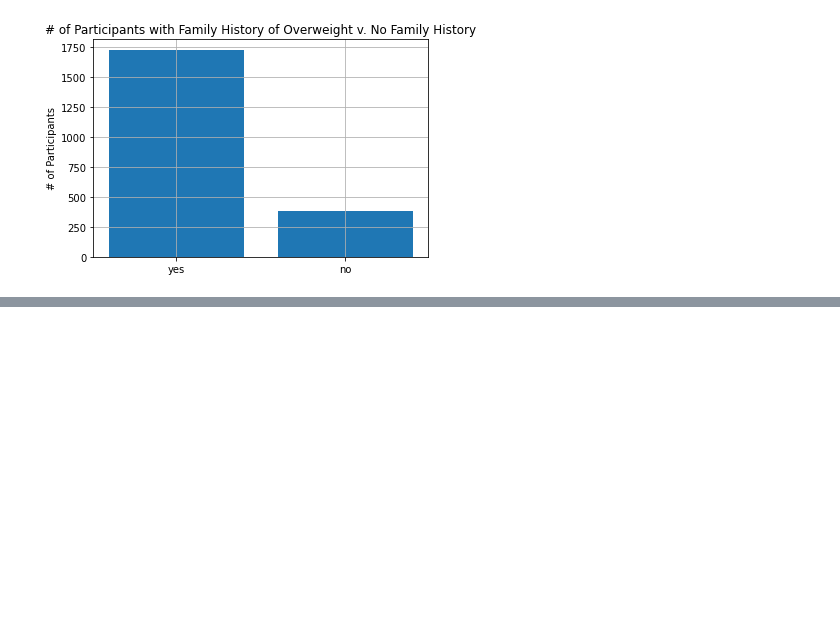
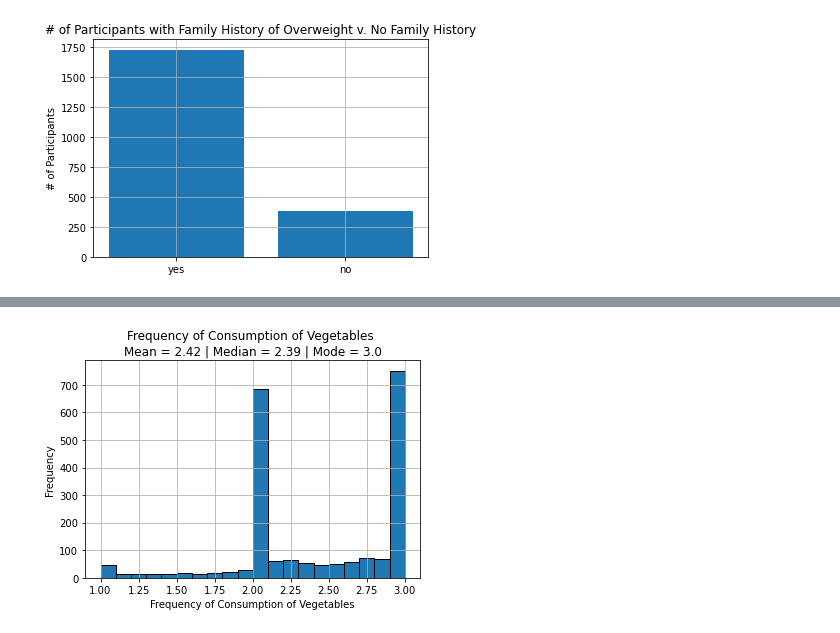
Before and after one commit to cdlc01/bmi_prediction, a Jupyter notebook: Obesity Data Analysis.ipynb, the cells around one changed output, grey strips where cells are left out. Cells and saved outputs as stored; diff of their text form; code cells hidden in the pictures; blank space fills up the shorter version.

```diff
--- a/Obesity Data Analysis.ipynb
+++ b/Obesity Data Analysis.ipynb
@@ -73,0 +64,13 @@ plt.grid();
+# %%
+fig4, ax4 = plt.subplots()
+
+z2 = fixed_df['FCVC']
+
+ax4.hist(z2, edgecolor = 'black', bins = 20)
+ax4.set_title(f'''Frequency of Consumption of Vegetables
+Mean = {round(np.mean(z2), 2)} | Median = {round(np.median(z2), 2)} | Mode = {round(mode(z2), 2)}''')
+ax4.set_ylabel('Frequency')
+ax4.set_xlabel('Frequency of Consumption of Vegetables')
+plt.grid();
+# %% [output]
+[figure, added]
```
Also changed, not shown: parts of 15 cells of this notebook.
